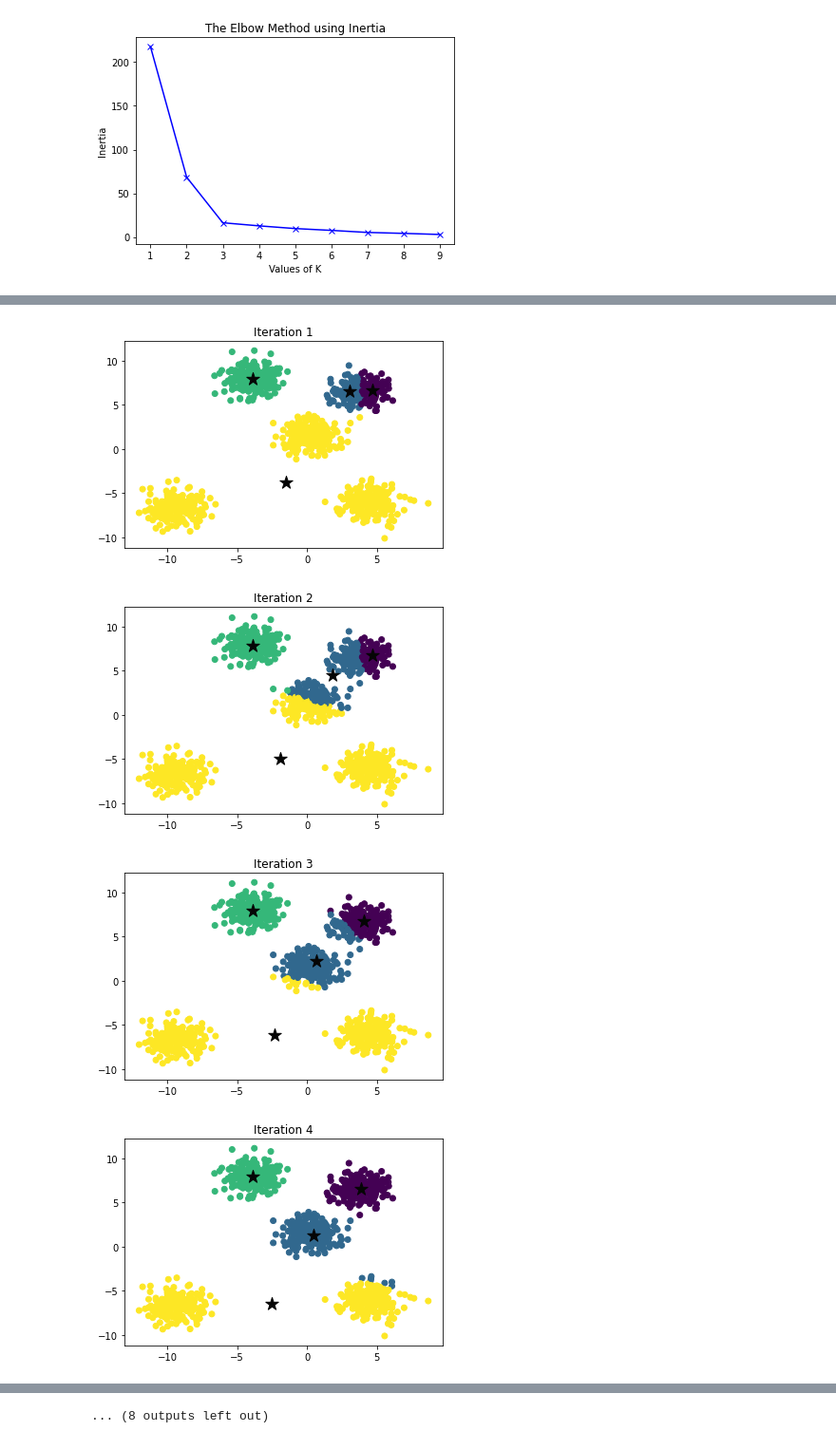
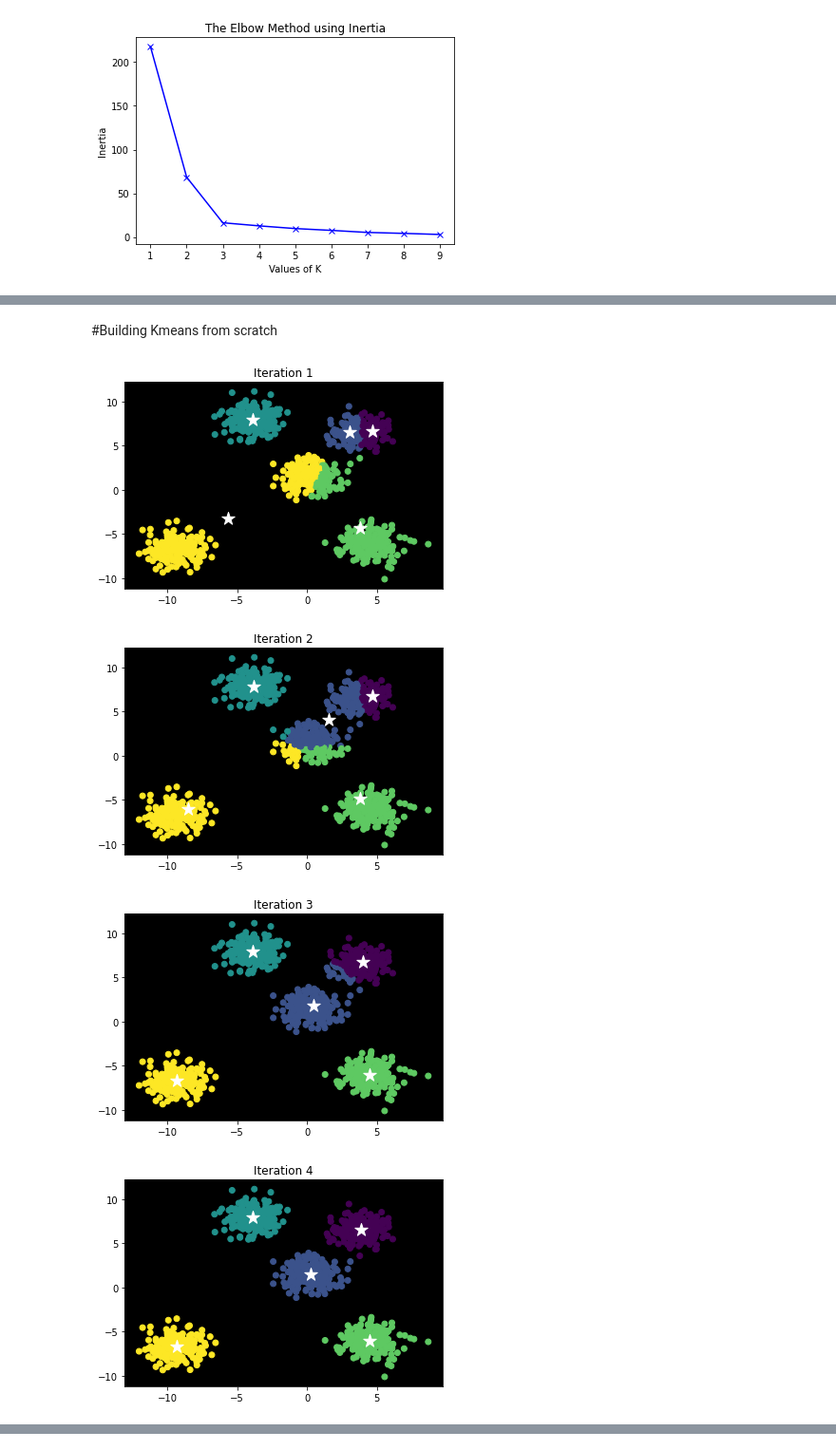
Before and after one commit to coen2812023/Clustering, a Jupyter notebook: kmeans.ipynb, the cells around one changed output, grey strips where cells are left out. Shown: that part at 95% size. Saved outputs shown, nothing was run; the diff lists cells and outputs as text; code cells hidden in the pictures.

```diff
--- a/kmeans.ipynb
+++ b/kmeans.ipynb
@@ -97,3 +99,5 @@ for key, val in mapping2.items():
+# %% [markdown]
+#Building Kmeans from scratch
 # %%
 import numpy as np
 import matplotlib.pyplot as plt
@@ -129,24 +133,25 @@ def kmeans(data, k, max_iterations=100):
             centroids[j] = np.mean(data[labels == j], axis=0)
 
         # Plot the data points and centroids for this iteration
+        plt.rcParams['axes.facecolor'] = 'black'
         plt.scatter(data[:, 0], data[:, 1], c=labels)
-        plt.scatter(centroids[:, 0], centroids[:, 1], marker='*', s=200, c='#050505')
+        plt.scatter(centroids[:, 0], centroids[:, 1], marker='*', s=200, c='white')
         plt.title(f"Iteration {i+1}")
-        plt.pause(0.05)
+        plt.pause(2.0)
         plt.show()
 
     return labels
 # %%
 # Generate random data
 from sklearn.datasets import make_blobs
 X_actual, y = make_blobs(n_samples=1000, centers=5, random_state=101)
 np.random.seed(42)
 data = X_actual
 
 # Run K-Means clustering
-labels = kmeans(data, k=4, max_iterations=20)
+labels = kmeans(data, k=5, max_iterations=5)
 # %% [output]
-[figure, old version]
+[figure, new version]
-[figure, old version]
+[figure, new version]
-[figure, old version]
+[figure, new version]
-[figure, old version]
+[figure, new version]
@@ -161 +158,0 @@ labels = kmeans(data, k=4, max_iterations=20)
-... (8 outputs left out)
```
Also changed, not shown: parts of 7 cells of this notebook.
